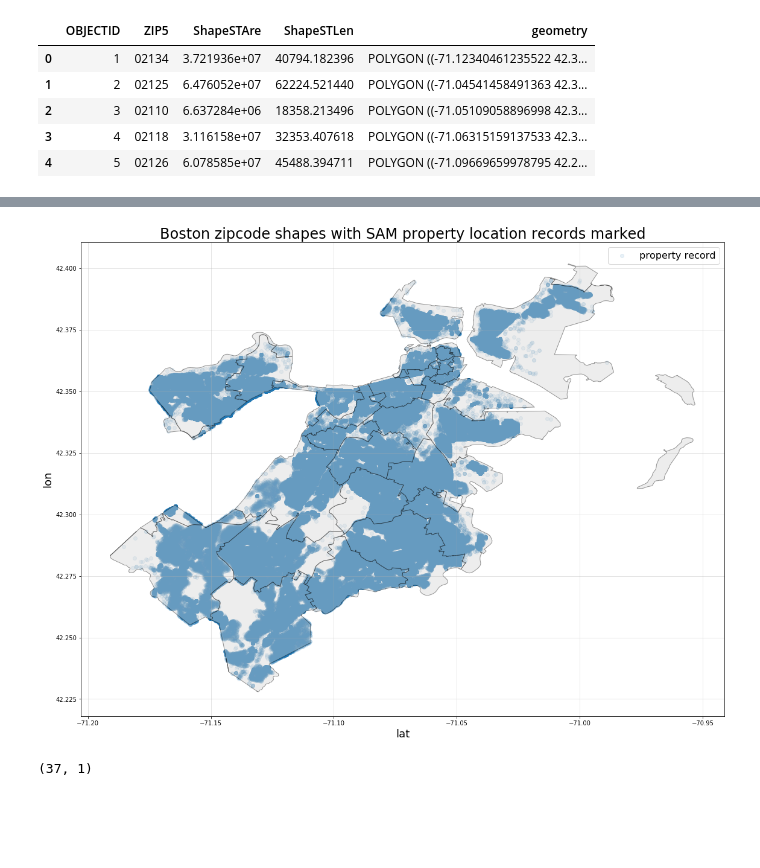
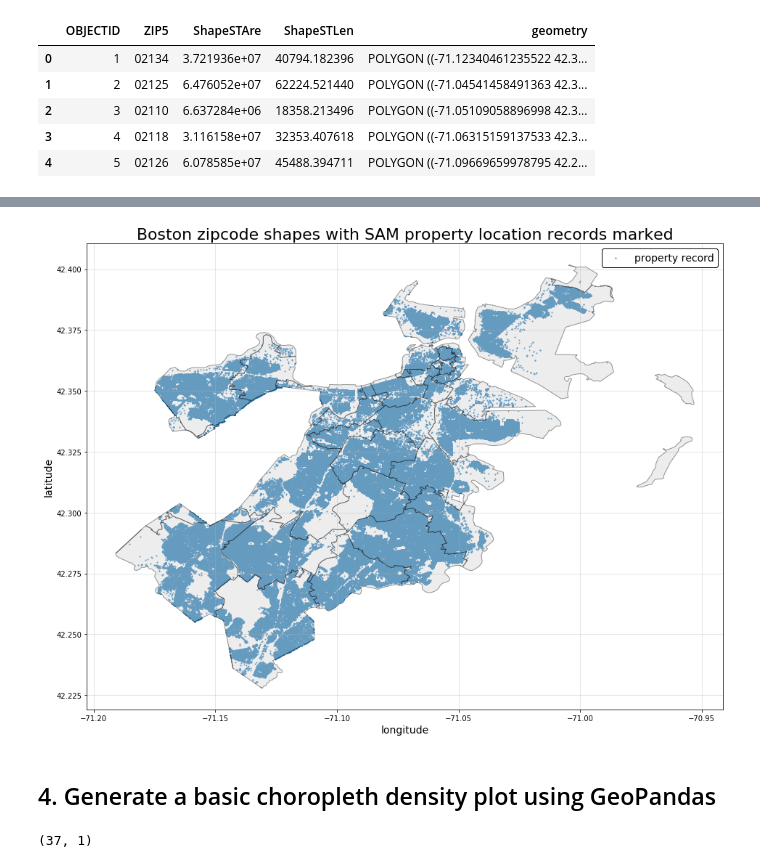
Before and after one commit to sedelmeyer/geopandas-tutorial, a Jupyter notebook: geopandas-tutorial.ipynb, the cells around one changed output, grey strips where cells are left out. Drawn from its saved outputs; the diff is of its cells as text; code cells hidden in the pictures; blank space fills up the shorter version.

```diff
--- a/geopandas-tutorial.ipynb
+++ b/geopandas-tutorial.ipynb
@@ -111,15 +134,15 @@ df_sam['X'] = df_sam['X'].astype(float)
 df_sam['Y'] = df_sam['Y'].astype(float)
 # %%
 # set the filepath and load in a shapefile using Geopandas
-zipshape_df = gpd.read_file(filepath_shape)
+gdf_zipshapes = gpd.read_file(filepath_shape)
 
 # check data type so we can see that this is a "GEO" dataframe
 # check shape and return head to see values
-print(type(zipshape_df))
+print(type(gdf_zipshapes))
 print()
-print(zipshape_df.shape)
+print(gdf_zipshapes.shape)
 print()
-zipshape_df.head()
+gdf_zipshapes.head()
 # %% [output]
 <class 'geopandas.geodataframe.GeoDataFrame'>
 
@@ -156,8 +179,8 @@ plt.show();
 # To label each shape, we first need to find a "representative point" for each polygon geometry
 # shapely (built into geopandas) can handle this with the representative_point() method
 
-zipshape_df['coords'] = zipshape_df['geometry'].apply(lambda x: x.representative_point().coords[:])
-zipshape_df['coords'] = [coords[0] for coords in zipshape_df['coords']]
+gdf_zipshapes['coords'] = gdf_zipshapes['geometry'].apply(lambda x: x.representative_point().coords[:])
+gdf_zipshapes['coords'] = [coords[0] for coords in gdf_zipshapes['coords']]
 # %%
 # and then using matplotlib's annotate() method, we can print zip5 values to our map
 
@@ -224,24 +247,26 @@ plt.show();
 # %%
 # using basic matplotlib plotting funtions, we can also layer our datapoints along with the shapes
-fig, ax = plt.subplots(figsize=(16,16))
+fig, ax = plt.subplots(figsize=(16,10))
 plt.title(
     'Boston zipcode shapes with SAM property location records marked',
-    fontsize=24
+    fontsize=22
 )
 
-plt.scatter(df_sam['X'], df_sam['Y'], alpha=0.1, label='property record')
+plt.scatter(df_sam['X'], df_sam['Y'], alpha=1, s=1, label='property record')
 
-zipshape_df.plot(ax=ax, color='lightgray', edgecolor='k', alpha=0.4)
+gdf_zipshapes.plot(ax=ax, color='lightgray', edgecolor='k', alpha=0.4)
 
 
-plt.xlabel('lat', fontsize=18)
-plt.ylabel('lon', fontsize=18)
+plt.xlabel('longitude', fontsize=14)
+plt.ylabel('latitude', fontsize=14)
 plt.grid(":", alpha=0.4)
-plt.legend(fontsize=16)
+plt.legend(edgecolor='k', framealpha=1, fontsize=14)
 plt.tight_layout()
 plt.show();
 # %% [output]
-[figure, old version]
+[figure, new version]
+# %% [markdown]
+## 4. Generate a basic choropleth density plot using GeoPandas
 # %%
 # now to create a summary table from the SAM addresses for visuallizing
 # property records density by ZIP using our shapefile for aggregation
```
Also changed, not shown: parts of 28 cells of this notebook.
